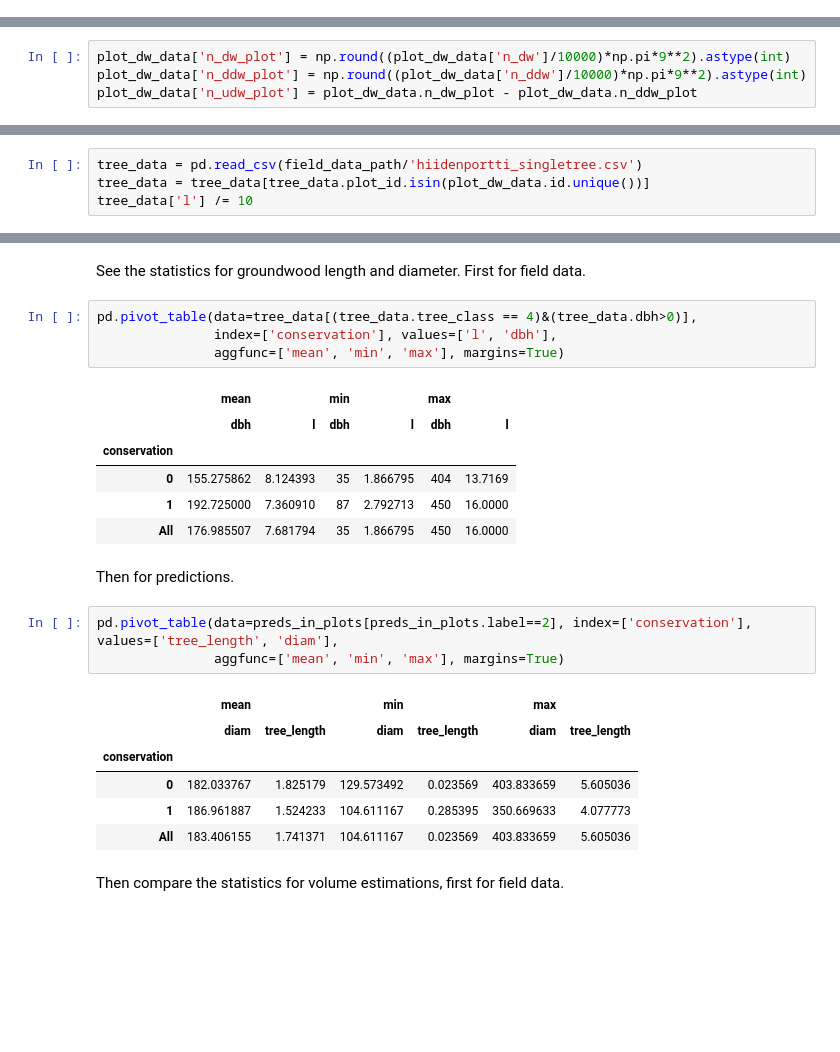
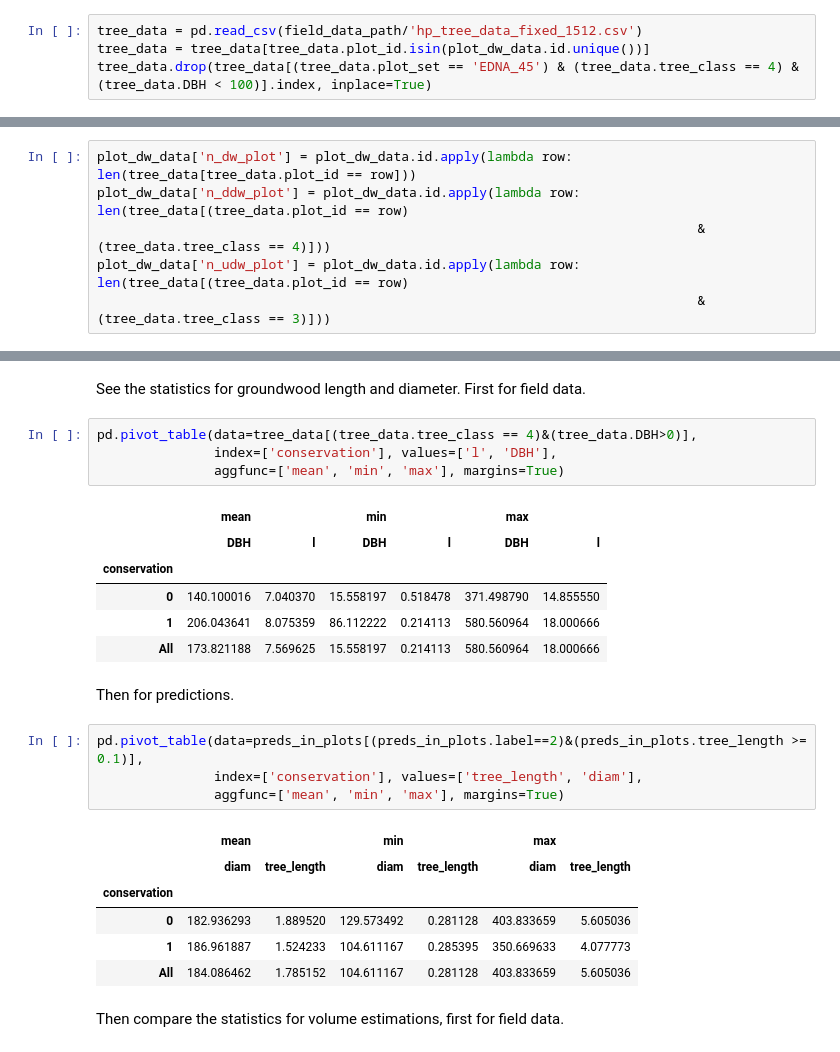
Before and after one commit to mayrajeo/maskrcnn-deadwood, a Jupyter notebook: notebooks/6_result_comparison_with_field_data.ipynb, the cells around one changed output, grey strips where cells are left out. Saved outputs shown, nothing was run; the diff lists cells and outputs as text; blank space fills up the shorter version.

```diff
--- a/notebooks/6_result_comparison_with_field_data.ipynb
+++ b/notebooks/6_result_comparison_with_field_data.ipynb
@@ -48,4 +48,8 @@ field_data.rename(columns= {c: c.replace('.','_') for c in field_data.columns},
 dw_cols = ['id'] + [c for c in field_data.columns if 'dw' in c]
 plot_dw_data = field_data[dw_cols].copy()
 plot_circles = plot_circles[plot_circles.in_vplot == 1]
+# %%
+tree_data = pd.read_csv(field_data_path/'hp_tree_data_fixed_1512.csv')
+tree_data = tree_data[tree_data.plot_id.isin(plot_dw_data.id.unique())]
+tree_data.drop(tree_data[(tree_data.plot_set == 'EDNA_45') & (tree_data.tree_class == 4) & (tree_data.DBH < 100)].index, inplace=True)
 # %% [markdown]
@@ -53,7 +57,9 @@ Convert `n_dw` (number of deadwood stems per hectare), `n_ddw` and `n_udw` to si
 # %%
-plot_dw_data['n_dw_plot'] = np.round((plot_dw_data['n_dw']/10000)*np.pi*9**2).astype(int)
-plot_dw_data['n_ddw_plot'] = np.round((plot_dw_data['n_ddw']/10000)*np.pi*9**2).astype(int)
-plot_dw_data['n_udw_plot'] = plot_dw_data.n_dw_plot - plot_dw_data.n_ddw_plot
+plot_dw_data['n_dw_plot'] = plot_dw_data.id.apply(lambda row: len(tree_data[tree_data.plot_id == row]))
+plot_dw_data['n_ddw_plot'] = plot_dw_data.id.apply(lambda row: len(tree_data[(tree_data.plot_id == row)
+                                                                             & (tree_data.tree_class == 4)]))
+plot_dw_data['n_udw_plot'] = plot_dw_data.id.apply(lambda row: len(tree_data[(tree_data.plot_id == row)
+                                                                             & (tree_data.tree_class == 3)]))
 # %% [markdown]
 Some helper functions for data matching.
 # %%
@@ -461,7 +462,3 @@ Read individual tree measurements, and convert `l` from decimeters to meters.
-# %%
-tree_data = pd.read_csv(field_data_path/'hiidenportti_singletree.csv')
-tree_data = tree_data[tree_data.plot_id.isin(plot_dw_data.id.unique())]
-tree_data['l'] /= 10
 # %% [markdown]
 Add information about conservation area to tree data.
 # %%
@@ -536,27 +534,28 @@ plt.show()
 # %% [markdown]
 See the statistics for groundwood length and diameter. First for field data.
 # %%
-pd.pivot_table(data=tree_data[(tree_data.tree_class == 4)&(tree_data.dbh>0)],
-               index=['conservation'], values=['l', 'dbh'],
+pd.pivot_table(data=tree_data[(tree_data.tree_class == 4)&(tree_data.DBH>0)],
+               index=['conservation'], values=['l', 'DBH'],
                aggfunc=['mean', 'min', 'max'], margins=True)
 # %% [output]
 |  | mean |  | min |  | max |  |
-|  | dbh | l | dbh | l | dbh | l |
+|  | DBH | l | DBH | l | DBH | l |
 | conservation |  |  |  |  |  |  |
-| 0 | 155.275862 | 8.124393 | 35 | 1.866795 | 404 | 13.7169 |
-| 1 | 192.725000 | 7.360910 | 87 | 2.792713 | 450 | 16.0000 |
-| All | 176.985507 | 7.681794 | 35 | 1.866795 | 450 | 16.0000 |
+| 0 | 140.100016 | 7.040370 | 15.558197 | 0.518478 | 371.498790 | 14.855550 |
+| 1 | 206.043641 | 8.075359 | 86.112222 | 0.214113 | 580.560964 | 18.000666 |
+| All | 173.821188 | 7.569625 | 15.558197 | 0.214113 | 580.560964 | 18.000666 |
 # %% [markdown]
 Then for predictions.
 # %%
-pd.pivot_table(data=preds_in_plots[preds_in_plots.label==2], index=['conservation'], values=['tree_length', 'diam'],
+pd.pivot_table(data=preds_in_plots[(preds_in_plots.label==2)&(preds_in_plots.tree_length >= 0.1)],
+               index=['conservation'], values=['tree_length', 'diam'],
                aggfunc=['mean', 'min', 'max'], margins=True)
 # %% [output]
 |  | mean |  | min |  | max |  |
 |  | diam | tree_length | diam | tree_length | diam | tree_length |
 | conservation |  |  |  |  |  |  |
-| 0 | 182.033767 | 1.825179 | 129.573492 | 0.023569 | 403.833659 | 5.605036 |
+| 0 | 182.936293 | 1.889520 | 129.573492 | 0.281128 | 403.833659 | 5.605036 |
 | 1 | 186.961887 | 1.524233 | 104.611167 | 0.285395 | 350.669633 | 4.077773 |
-| All | 183.406155 | 1.741371 | 104.611167 | 0.023569 | 403.833659 | 5.605036 |
+| All | 184.086462 | 1.785152 | 104.611167 | 0.281128 | 403.833659 | 5.605036 |
 # %% [markdown]
 Then compare the statistics for volume estimations, first for field data.
```
Also changed, not shown: parts of 11 cells of this notebook, 5 other files.
